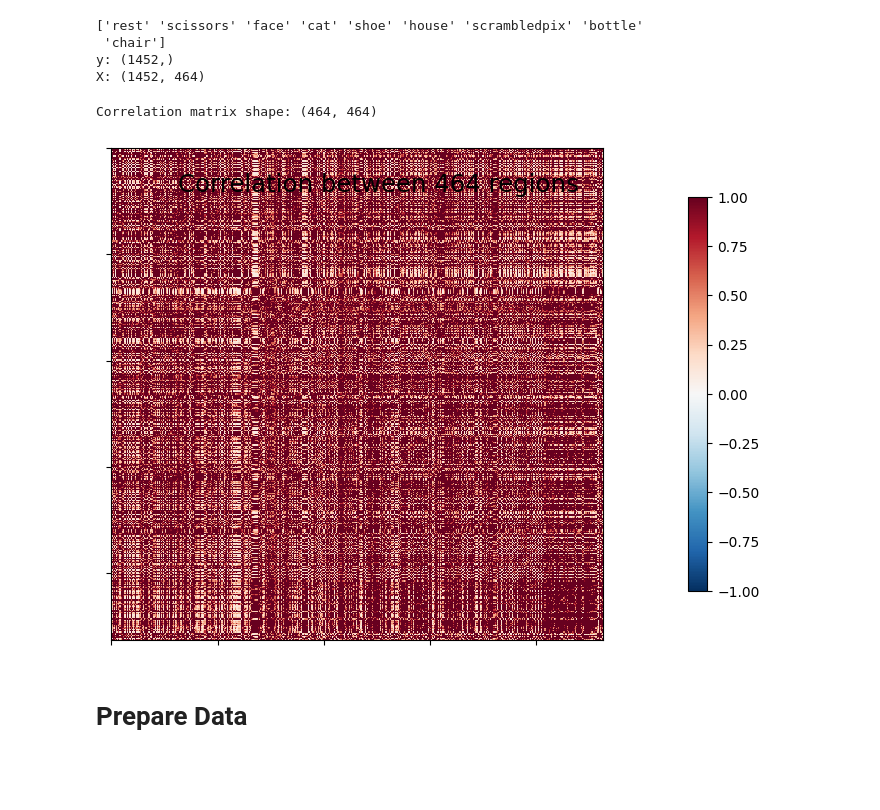
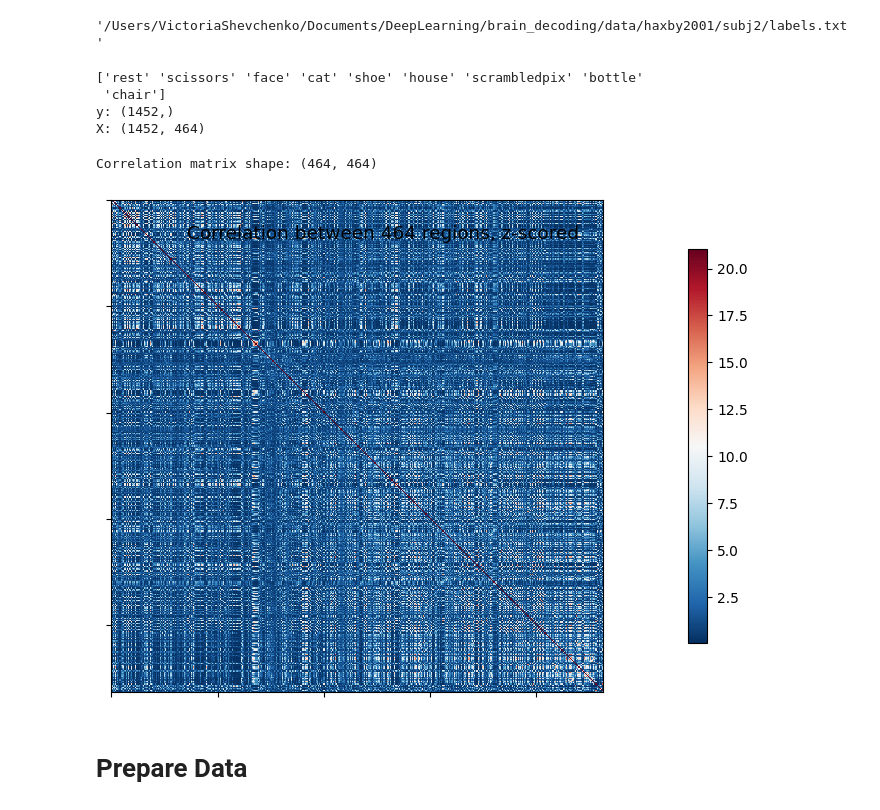
Before and after one commit to victoris93/gcn_brain_decoding, a Jupyter notebook: gcn_optimization.ipynb, the cells around one changed output. Saved outputs shown, nothing was run; the diff lists cells and outputs as text; code cells hidden in the pictures; blank space fills up the shorter version.

```diff
--- a/gcn_optimization.ipynb
+++ b/gcn_optimization.ipynb
@@ -41,6 +42,10 @@ import pandas as pd
 behavioral = pd.read_csv(haxby_dataset.session_target[0], delimiter=' ')
 X = masker.fit_transform(func_file)
 y = behavioral['labels']
+# %%
+haxby_dataset.session_target[0]
+# %% [output]
+'/Users/VictoriaShevchenko/Documents/DeepLearning/brain_decoding/data/haxby2001/subj2/labels.txt'
 # %%
 categories = y.unique()
 print(categories)
@@ -54,25 +59,25 @@ X: (1452, 464)
 # %%
 import nilearn.connectome
 
 # Estimating connectomes and save for pytorch to load
 connectome_measure = nilearn.connectome.ConnectivityMeasure(kind="correlation")
 conn = connectome_measure.fit_transform([X])[0]
 corr_matrix_z = np.tanh(connectome_measure.mean_) ##convert to z-score
 sig = 0.25
 corr_matrix_z = np.exp(corr_matrix_z / sig) ##a Gaussian kernel, defined in Shen 2010
 
 n_regions_extracted = X.shape[-1]
-title = 'Correlation between %d regions' % n_regions_extracted
+title = 'Correlation between %d regions, z-scored' % n_regions_extracted
 
 print('Correlation matrix shape:',conn.shape)
 
 # First plot the matrix
 from nilearn import plotting
-display = plotting.plot_matrix(corr_matrix_z, vmax=1, vmin=-1,
+display = plotting.plot_matrix(corr_matrix_z,
                                colorbar=True, title=title)
 # %% [output]
 Correlation matrix shape: (464, 464)
-[figure, old version]
+[figure, new version]
 # %%
 adj_sparse = tg.utils.dense_to_sparse(torch.from_numpy(corr_matrix_z))
 graph = tg.data.Data(edge_index=adj_sparse[0], edge_attr=adj_sparse[1])
```
Also changed, not shown: parts of 39 cells of this notebook, 1 other file.
